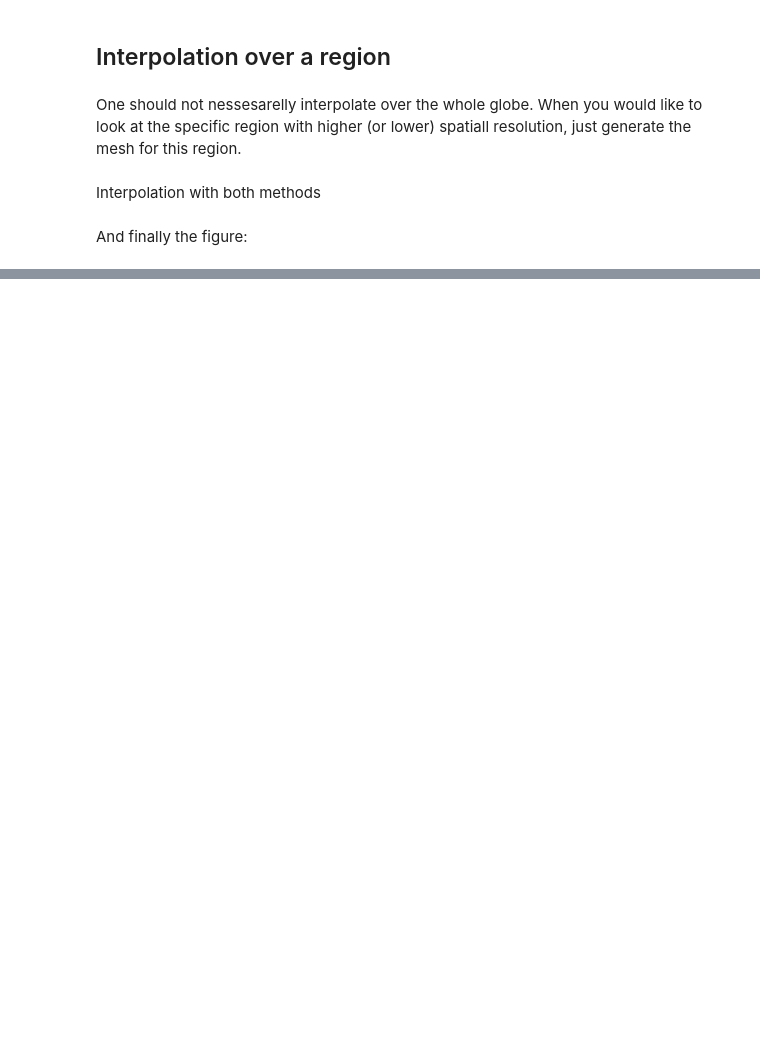
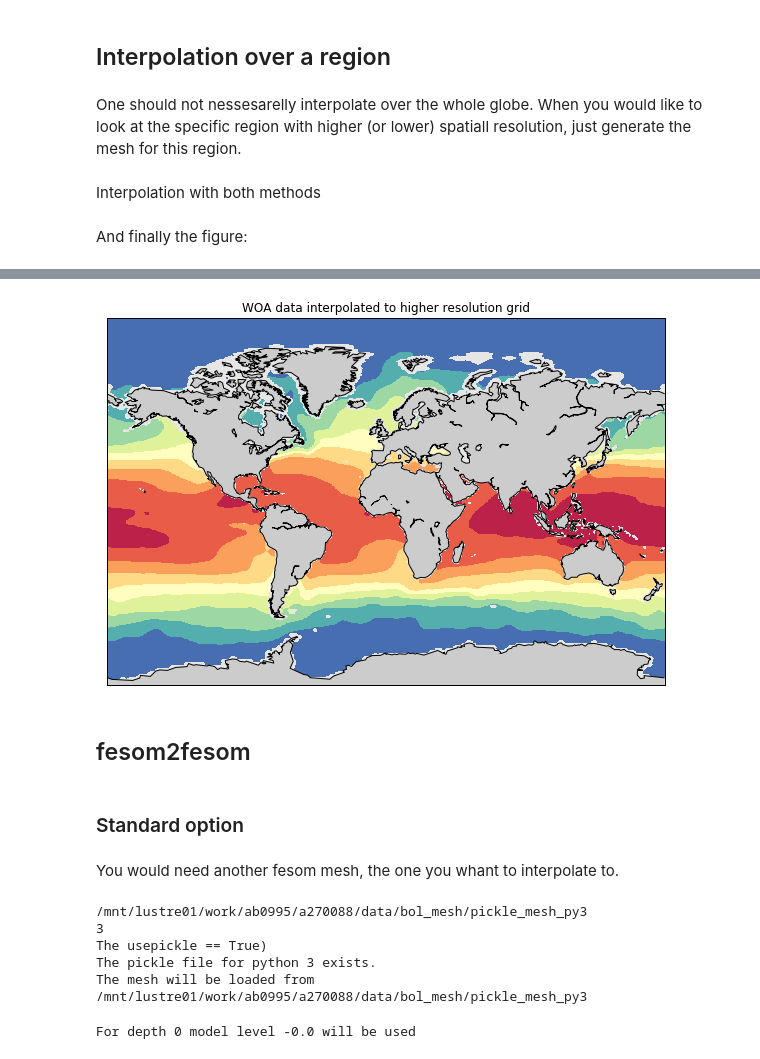
Before and after one commit to FESOM/pyfesom, a Jupyter notebook: notebooks/interpolate_to_regular_grid.ipynb, the cells around one changed output, grey strips where cells are left out. Drawn from its saved outputs; the diff is of its cells as text; code cells hidden in the pictures; blank space fills up the shorter version.

```diff
--- a/notebooks/interpolate_to_regular_grid.ipynb
+++ b/notebooks/interpolate_to_regular_grid.ipynb
@@ -258,0 +268,4 @@ plt.tight_layout()
+# %%
+lon = np.linspace(-180, 180, 1440)
+lat = np.linspace(-90, 90, 720)
+lons, lats = np.meshgrid(lon,lat)
@@ -258,0 +308,34 @@ plt.tight_layout()
+# %%
+m = Basemap(projection='mill',llcrnrlat=-80,urcrnrlat=90,\
+            llcrnrlon=-180,urcrnrlon=180,resolution='c')
+x,y = m(lons,lats) # coordinates for target grid
+# %%
+plt.figure(figsize=(10,7))
+m.drawmapboundary(fill_color='0.9')
+m.drawcoastlines()
+m.fillcontinents()
+
+levels = np.arange(-3., 30., 1)
+plt.contourf(x, y, odata2[0,:,:], \
+                cmap=cm.Spectral_r, extend='both', zlev=0);
+plt.title('WOA data interpolated to higher resolution grid');
+# %% [output]
+[figure, added]
+# %% [markdown]
+## fesom2fesom
+# %% [markdown]
+### Standard option
+# %% [markdown]
+You would need another fesom mesh, the one you whant to interpolate to.
+# %%
+mesh_target = pf.load_mesh('/mnt/lustre01/work/ab0995/a270088/data/bol_mesh', abg = [0,0,0], usepickle=True)
+# %% [output]
+/mnt/lustre01/work/ab0995/a270088/data/bol_mesh/pickle_mesh_py3
+3
+The usepickle == True)
+The pickle file for python 3 exists.
+The mesh will be loaded from /mnt/lustre01/work/ab0995/a270088/data/bol_mesh/pickle_mesh_py3
+# %%
+level_data, elem_no_nan = pf.get_data(fl.variables['temp'][:,:].mean(axis=0),mesh,0)
+# %% [output]
+For depth 0 model level -0.0 will be used
```
Also changed, not shown: parts of 29 cells of this notebook, 1 other file.
